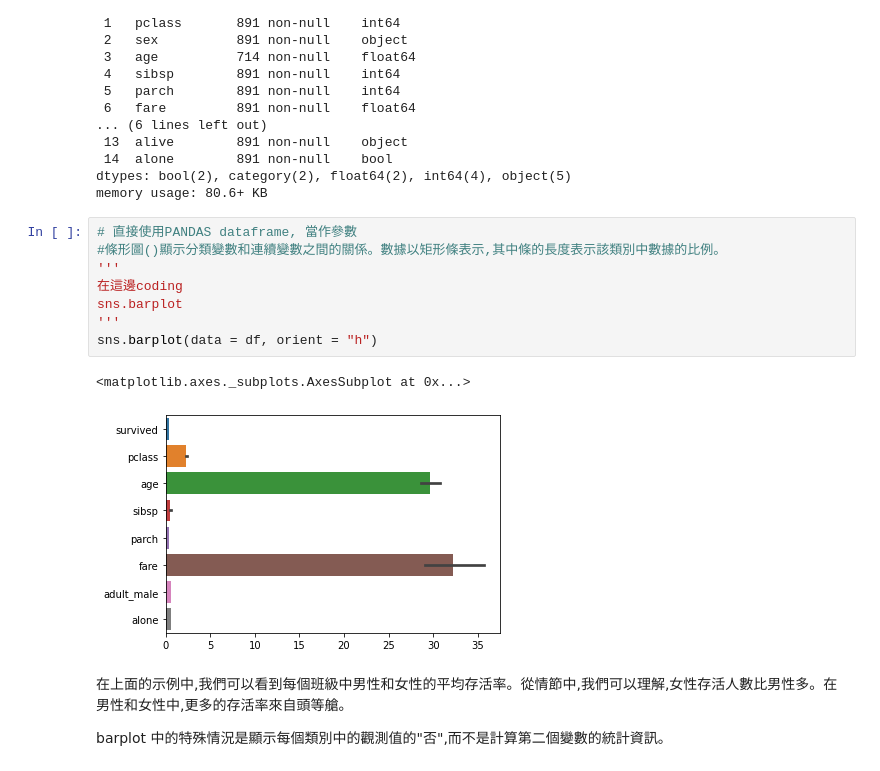
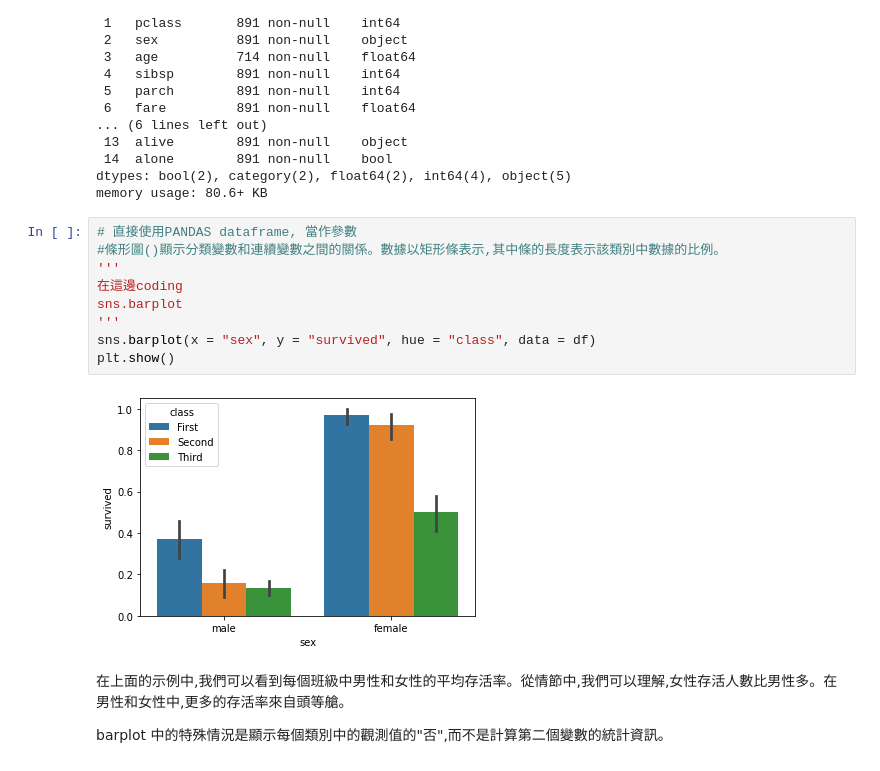
Before and after one commit to hongbin422/ML100Days, a Jupyter notebook: homework/D21 運用實際資料集進行資料視覺化練習.ipynb, the cells around one changed output. Drawn from its saved outputs; the diff is of its cells as text.

```diff
--- a/homework/D21 運用實際資料集進行資料視覺化練習.ipynb
+++ b/homework/D21 運用實際資料集進行資料視覺化練習.ipynb
@@ -41,14 +41,14 @@ memory usage: 80.6+ KB
 # %%
 # 直接使用PANDAS dataframe, 當作參數
 #條形圖()顯示分類變數和連續變數之間的關係。數據以矩形條表示,其中條的長度表示該類別中數據的比例。
 '''
 在這邊coding
 sns.barplot
 '''
-sns.barplot(data = df, orient = "h")
+sns.barplot(x = "sex", y = "survived", hue = "class", data = df)
+plt.show()
 # %% [output]
-<matplotlib.axes._subplots.AxesSubplot at 0x...>
-[figure, old version]
+[figure, new version]
 # %% [markdown]
 在上面的示例中,我們可以看到每個班級中男性和女性的平均存活率。從情節中,我們可以理解,女性存活人數比男性多。在男性和女性中,更多的存活率來自頭等艙。
 
```
Also changed, not shown: parts of 4 cells of this notebook.
